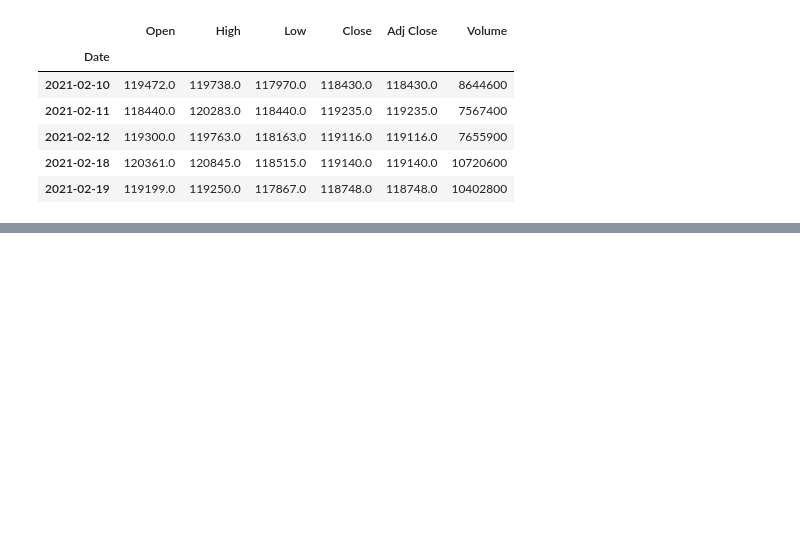
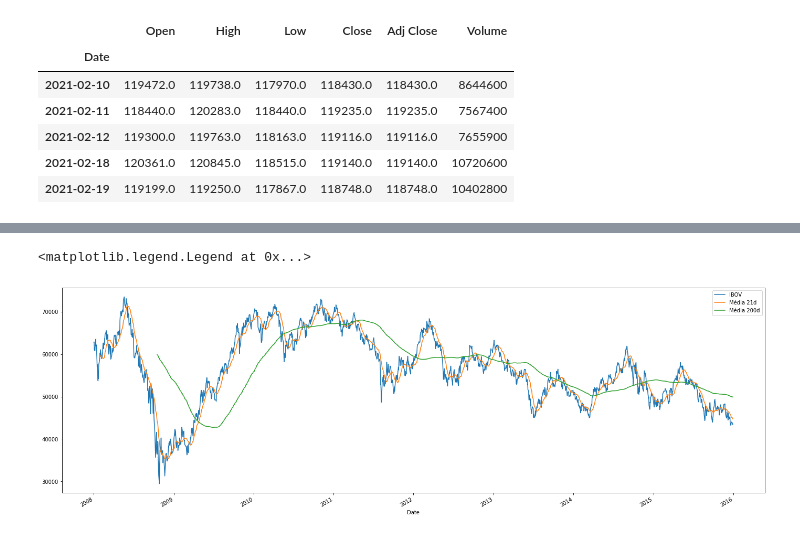
Before and after one commit to RaulBSantos/notebooks, a Jupyter notebook: 01 - Analisando Acoes com Python no Google Colab.ipynb, the cells around one changed output, grey strips where cells are left out. Cells and saved outputs as stored; diff of their text form; code cells hidden in the pictures; blank space fills up the shorter version.

```diff
--- a/01 - Analisando Acoes com Python no Google Colab.ipynb
+++ b/01 - Analisando Acoes com Python no Google Colab.ipynb
@@ -76,0 +71,9 @@ ifix['Close'].plot(figsize=(22,8))
+# %%
+ibov_fatiado = ibov[(ibov.index.year >= 2008) & (ibov.index.year <= 2015)]
+ibov_fatiado['Close'].plot(figsize=(24,8), label='IBOV')
+ibov_fatiado['Close'].rolling(21).mean().plot(label='Média 21d')
+ibov_fatiado['Close'].rolling(200).mean().plot(label='Média 200d')
+plt.legend()
+# %% [output]
+<matplotlib.legend.Legend at 0x...>
+[figure, added]
```
Also changed, not shown: parts of 8 cells of this notebook.
